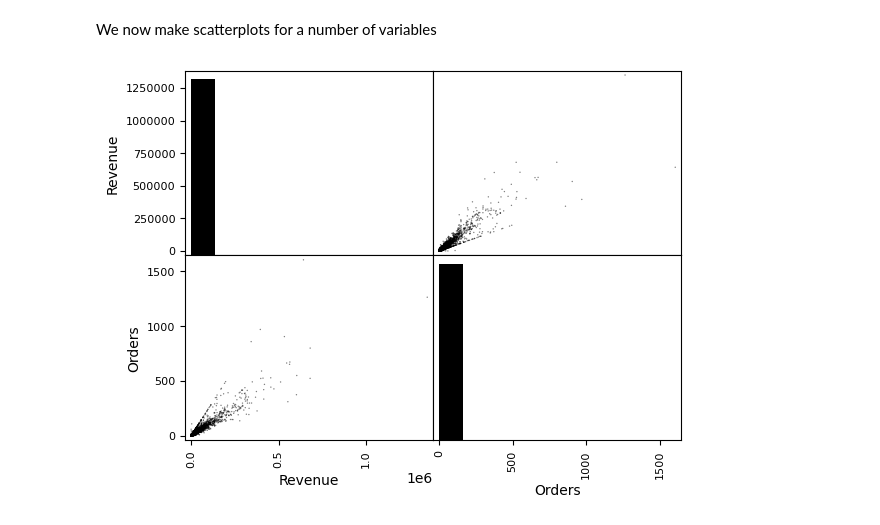
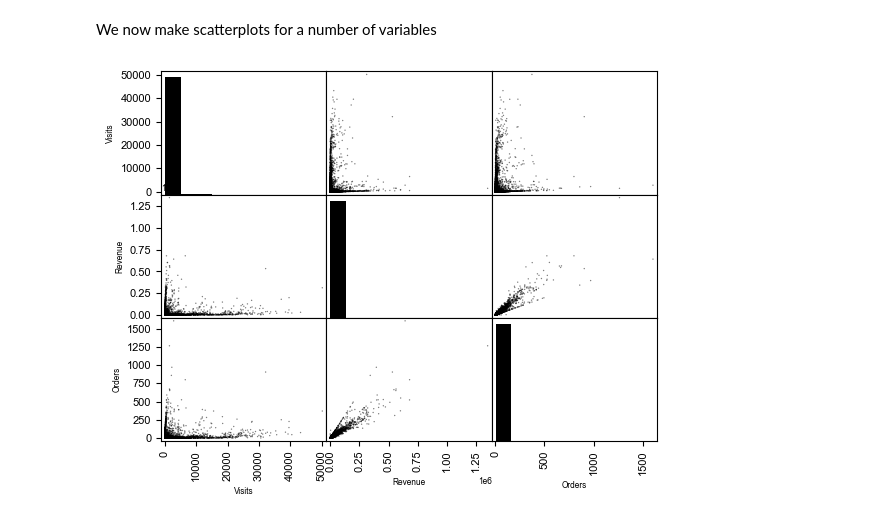
Before and after one commit to Datavizcowboy/PythonDatavizToolbox, a Jupyter notebook: Notebooks/07-Data_Analysis/02_E-Commerce_Metrics/01_Sensitivity_Analysis.ipynb, the cells around one changed output. Cells and saved outputs as stored; diff of their text form; code cells hidden in the pictures.

```diff
--- a/Notebooks/07-Data_Analysis/02_E-Commerce_Metrics/01_Sensitivity_Analysis.ipynb
+++ b/Notebooks/07-Data_Analysis/02_E-Commerce_Metrics/01_Sensitivity_Analysis.ipynb
@@ -55,0 +58,3 @@ data.describe()
+# %%
+data = data[data['Revenue'] > 0]
+data
@@ -56,6 +75,6 @@ data.describe()
 # %% [markdown]
 We now make scatterplots for a number of variables
 # %%
-pd.plotting.scatter_matrix(data[['VisitorType', 'Revenue', 'Orders']],s=4,c='k',hist_kwds={'color':['black']});
+pd.plotting.scatter_matrix(data[['Visits', 'Revenue', 'Orders']],s=4,c='k',hist_kwds={'color':['black']});
 # %% [output]
-[figure, old version]
+[figure, new version]
```
Also changed, not shown: parts of 8 cells of this notebook, 1 other file.
